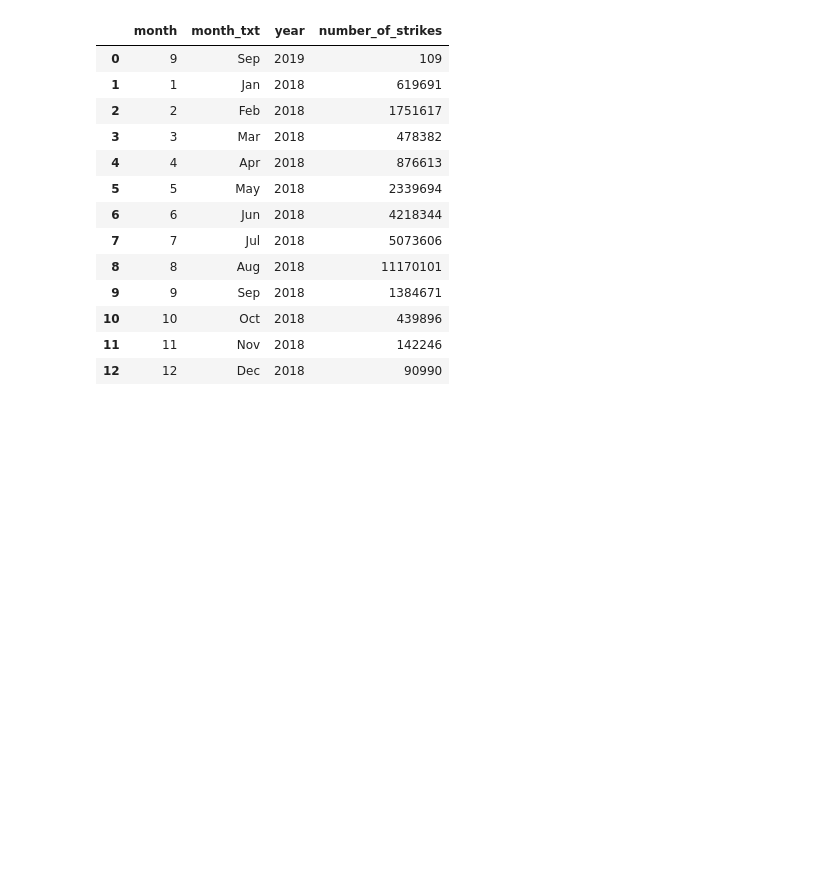
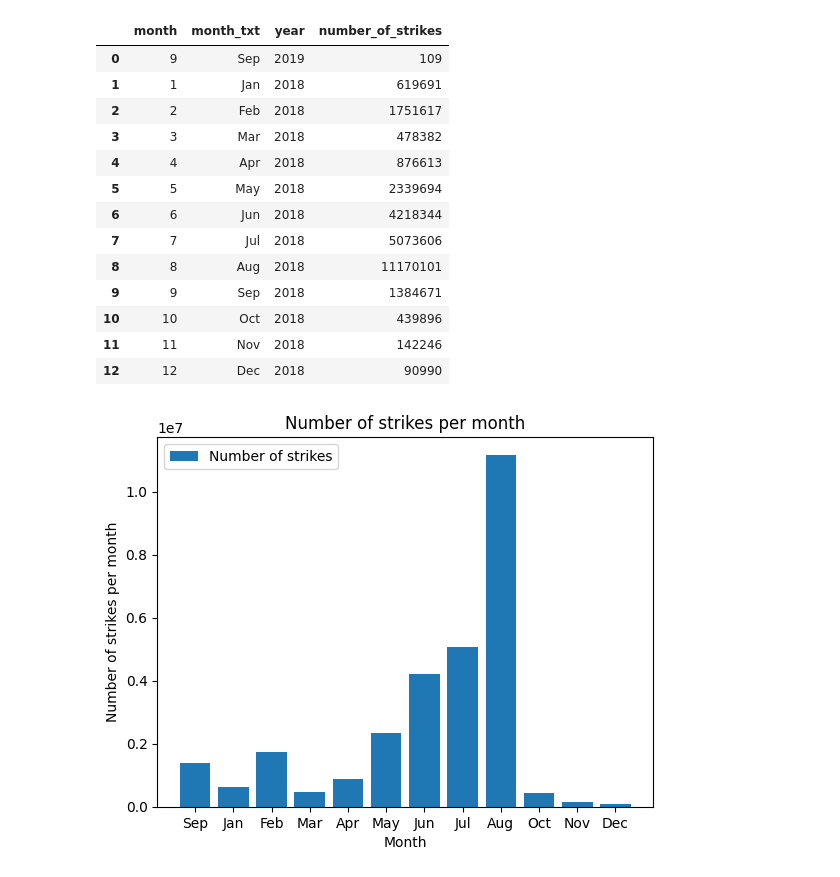
Before and after one commit to mfarucci/AdvancedDataAnalytics, a Jupyter notebook: EDA1.ipynb, the cells around one changed output. Cells and saved outputs as stored; diff of their text form; code cells hidden in the pictures; blank space fills up the shorter version.

```diff
--- a/EDA1.ipynb
+++ b/EDA1.ipynb
@@ -129,6 +129,15 @@ df_by_month
 | 10 | 10 | Oct | 2018 | 439896 |
 | 11 | 11 | Nov | 2018 | 142246 |
 | 12 | 12 | Dec | 2018 | 90990 |
+# %%
+plt.bar(x=df_by_month['month_txt'], height=df_by_month['number_of_strikes'], label="Number of strikes")
+plt.title("Number of strikes per month")
+plt.xlabel("Month")
+plt.ylabel("Number of strikes per month")
+plt.legend()
+plt.show()
+# %% [output]
+[figure, added]
 # %%
 #Crea vari campi data con estrazione di dati da Python
 # https://docs.python.org/3/library/datetime.html#strftime-and-strptime-behavior
```
